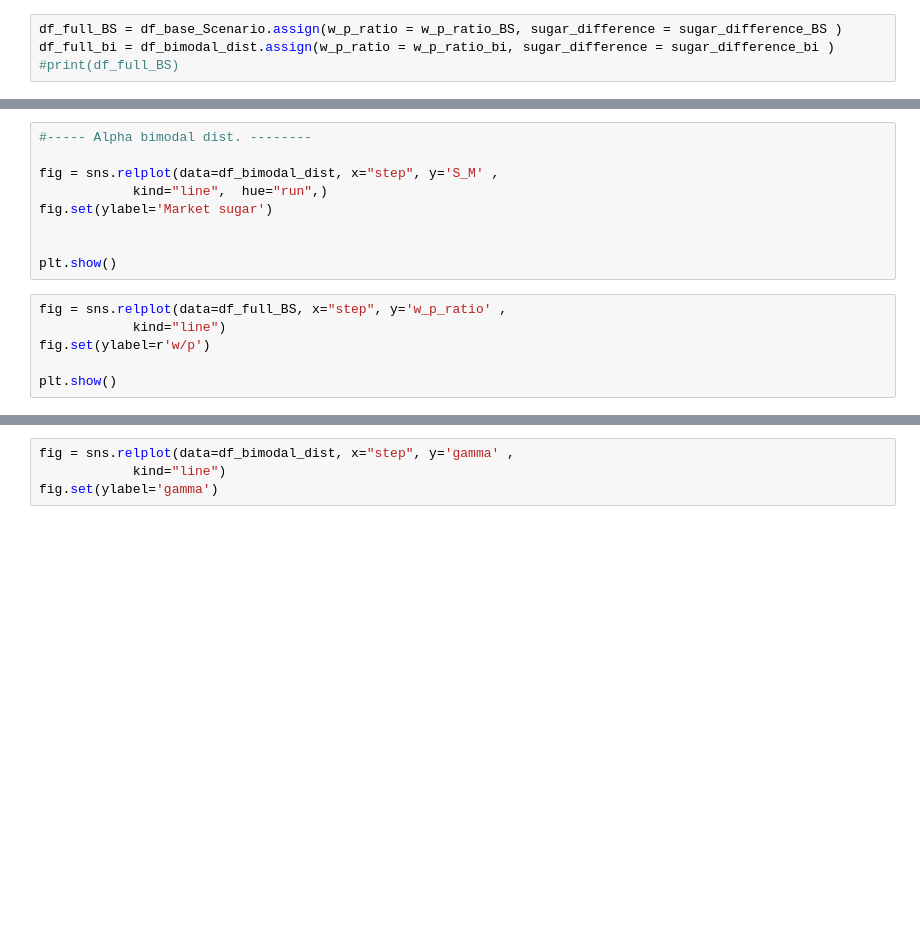
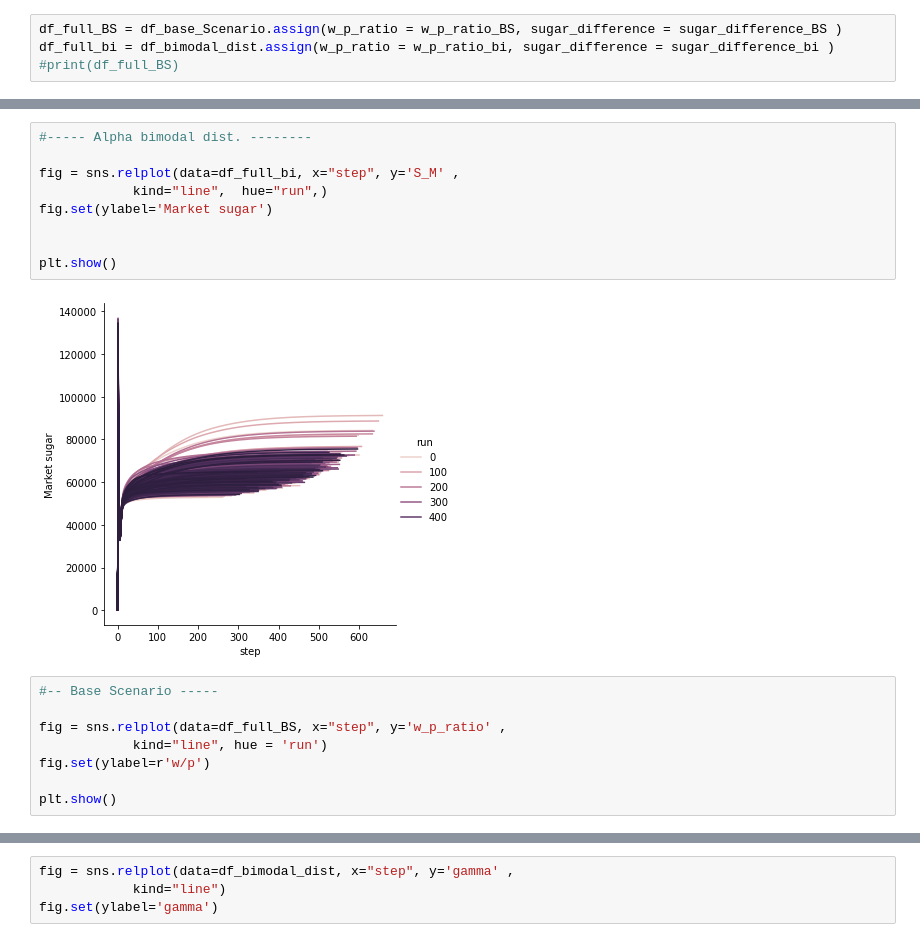
Before and after one commit to joshwie/ASU-MATH-Spring-School-2023, a Jupyter notebook: MWDv2.0_COMSES/code/results/analysis.ipynb, the cells around one changed output, grey strips where cells are left out. Saved outputs shown, nothing was run; the diff lists cells and outputs as text; blank space fills up the shorter version.

Commit message:
new plots

```diff
--- a/MWDv2.0_COMSES/code/results/analysis.ipynb
+++ b/MWDv2.0_COMSES/code/results/analysis.ipynb
@@ -41,15 +43,19 @@ plt.show()
 # %%
 #----- Alpha bimodal dist. --------
 
-fig = sns.relplot(data=df_bimodal_dist, x="step", y='S_M' ,
+fig = sns.relplot(data=df_full_bi, x="step", y='S_M' ,
             kind="line",  hue="run",)
 fig.set(ylabel='Market sugar')
 
 
 plt.show()
+# %% [output]
+[figure, added]
 # %%
+#-- Base Scenario -----
+
 fig = sns.relplot(data=df_full_BS, x="step", y='w_p_ratio' ,
-            kind="line")
+            kind="line", hue = 'run')
 fig.set(ylabel=r'w/p')
 
 plt.show()
```
Also changed, not shown: parts of 3 cells of this notebook.
